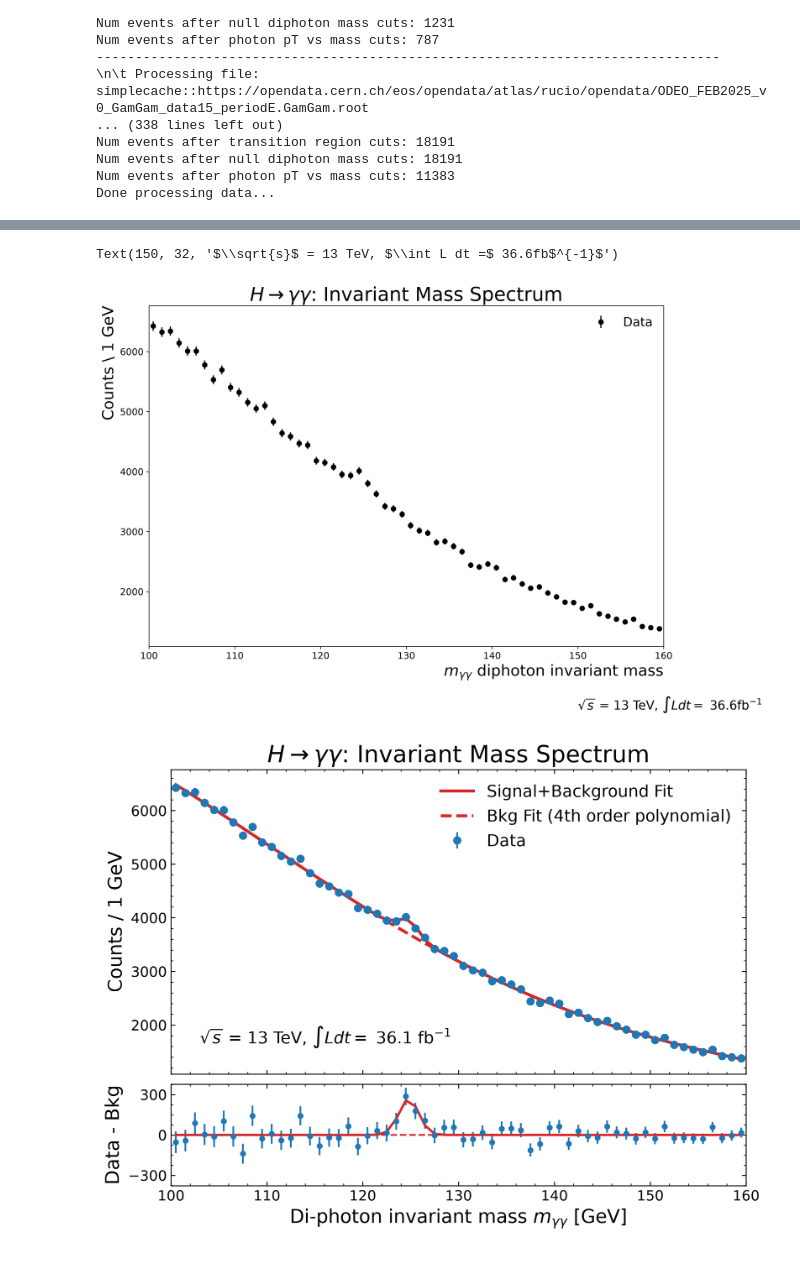
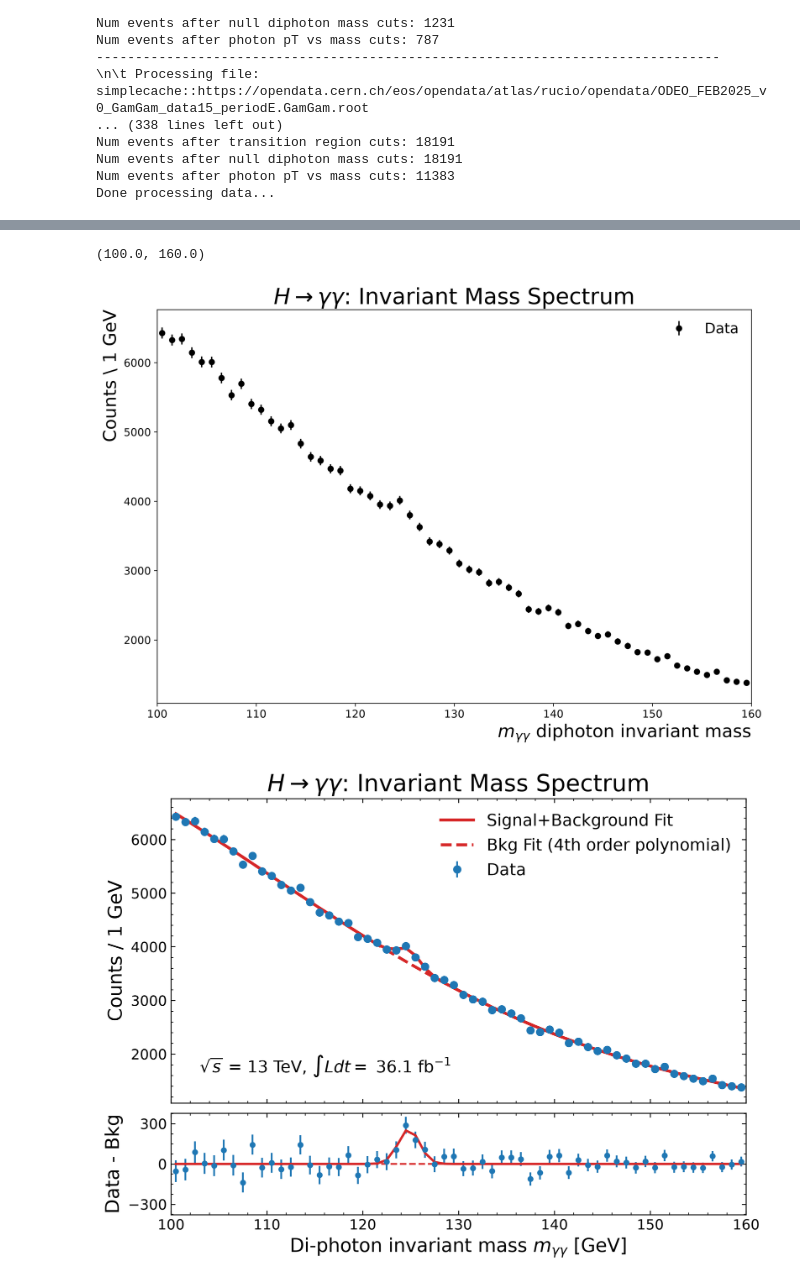
Before and after one commit to chrissellgrenbackup/intro-hep-project, a Jupyter notebook: higgs_analysis/Hgg_analysis.ipynb, the cells around one changed output, grey strips where cells are left out. Saved outputs shown, nothing was run; the diff lists cells and outputs as text; code cells hidden in the pictures.

```diff
--- a/higgs_analysis/Hgg_analysis.ipynb
+++ b/higgs_analysis/Hgg_analysis.ipynb
@@ -206,7 +293,8 @@ main_axes.legend( frameon=False ); # no box around the legend
 # %% [markdown]
 ## Loop over all files
 # %%
-data_files = []
+masses_files = []
+data_s_all = []
 
 for f in files_list:
     starttime = time.time()
@@ -234,10 +322,11 @@ for f in files_list:
         data = data[cut_ptvsm(data['photon_pt'],data['mass'])]
         print("Num events after photon pT vs mass cuts: "+str(len(data)))
 
-        data_files.append(data['mass'])
+        masses_files.append(data['mass'])
+        data_s_all.append(data)
 
 print("Done processing data...")
-alldata = ak.concatenate(data_files)
+allmasses = ak.concatenate(masses_files)
 # %% [output]
 --------------------------------------------------------------------------------
 \n\t Processing file: simplecache::https://opendata.cern.ch/eos/opendata/atlas/rucio/opendata/ODEO_FEB2025_v0_GamGam_data15_periodD.GamGam.root
@@ -259,27 +408,27 @@ Done processing data...
 # %%
 xmin = 100 # GeV
 xmax = 160
 step_size = 1
 stepsize = 1
 binlist = np.arange(xmin,xmax+step_size,step_size)
 bincenters = np.arange(xmin+stepsize/2,xmax+stepsize/2,step_size)
 
-data_y, _ = np.histogram(ak.to_numpy(alldata),bins=binlist)
+data_y, _ = np.histogram(ak.to_numpy(allmasses),bins=binlist)
 data_y_err = np.sqrt(data_y)
 
 fig, ax = plt.subplots(figsize=(12,8),dpi=300)
 ax.errorbar(bincenters,data_y,yerr=data_y_err,fmt='o',color='black',label='Data')
 ax.set_xlabel(r'$m_{\gamma\gamma}$ diphoton invariant mass',x=1,horizontalalignment ='right',fontsize=20)
 ax.set_ylabel(f'Counts \ {step_size} GeV',y=1,horizontalalignment ='right',fontsize=20)
 ax.set_title(r"$H \rightarrow \gamma\gamma$: Invariant Mass Spectrum",fontsize=25)
 ax.legend(frameon=False,fontsize='16')
 plt.xticks(fontsize=12)
 plt.yticks(fontsize=12)
 plt.xlim(xmin,xmax)
-plt.text(150,32,r'$\sqrt{s}$ = 13 TeV, $\int L dt =$ 36.6fb$^{-1}$',fontsize=16)
+#plt.text(150,32,r'$\sqrt{s}$ = 13 TeV, $\int L dt =$ 36.6fb$^{-1}$',fontsize=16)
 # %% [output]
-Text(150, 32, '$\\sqrt{s}$ = 13 TeV, $\\int L dt =$ 36.6fb$^{-1}$')
+(100.0, 160.0)
-[figure, old version]
+[figure, new version]
 # %%
 ### do the polynomial fit
 poly_fit = PolynomialModel(4) #4th order poly
```
Also changed, not shown: parts of 18 cells of this notebook.
